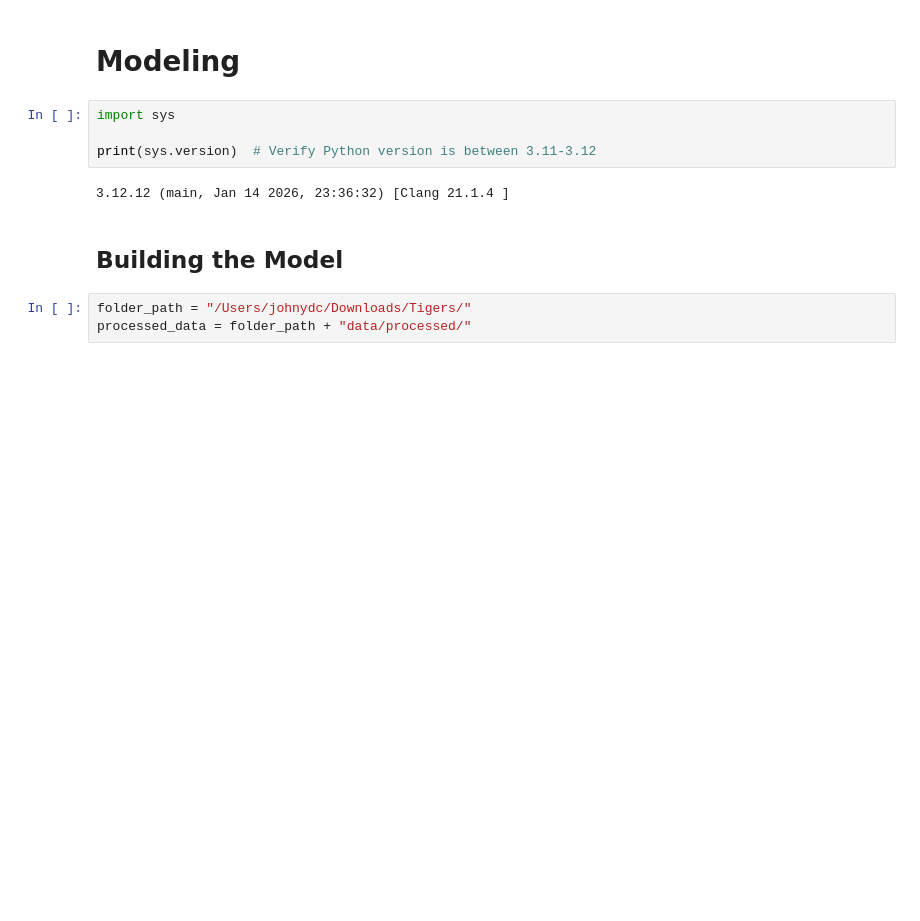
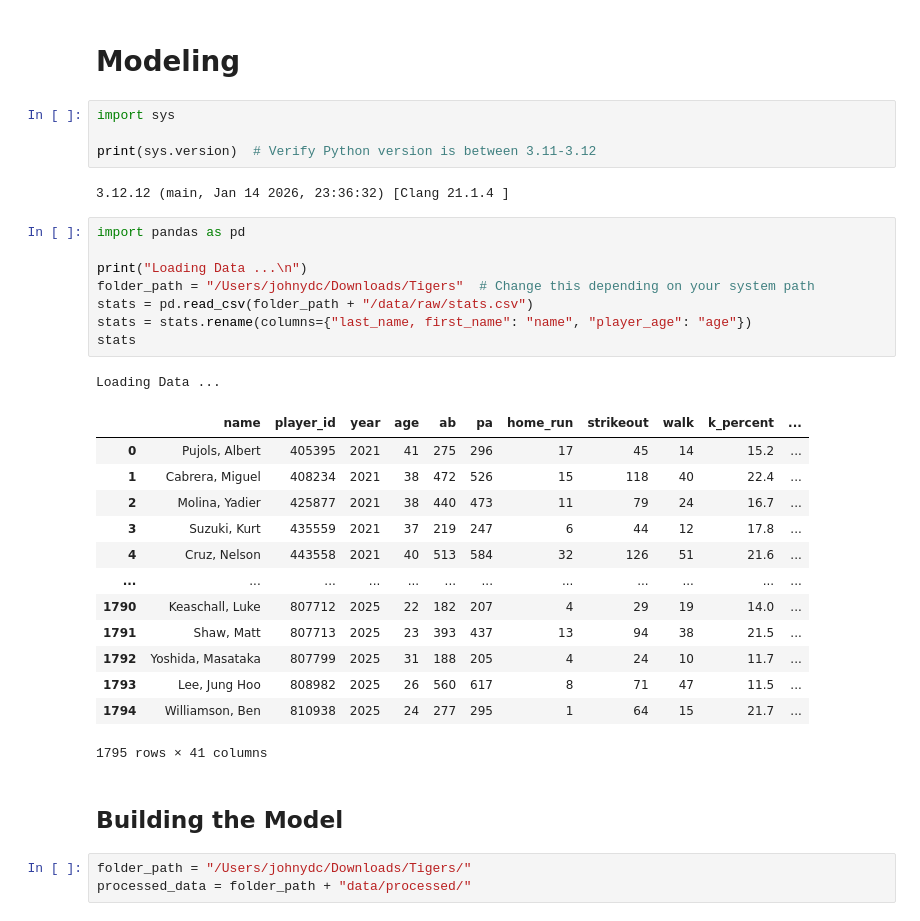
Before and after one commit to johnydc/Tigers-Home_Runs, a Jupyter notebook: notebooks/model.ipynb, the cells around one changed output. Saved outputs shown, nothing was run; the diff lists cells and outputs as text; blank space fills up the shorter version.

```diff
--- a/notebooks/model.ipynb
+++ b/notebooks/model.ipynb
@@ -6,6 +6,29 @@ import sys
 print(sys.version)  # Verify Python version is between 3.11-3.12
 # %% [output]
 3.12.12 (main, Jan 14 2026, 23:36:32) [Clang 21.1.4 ]
+# %%
+import pandas as pd
+
+print("Loading Data ...\n")
+folder_path = "/Users/johnydc/Downloads/Tigers"  # Change this depending on your system path
+stats = pd.read_csv(folder_path + "/data/raw/stats.csv")
+stats = stats.rename(columns={"last_name, first_name": "name", "player_age": "age"})
+stats
+# %% [output]
+Loading Data ...
+|  | name | player_id | year | age | ab | pa | home_run | strikeout | walk | k_percent | ... |
+| 0 | Pujols, Albert | 405395 | 2021 | 41 | 275 | 296 | 17 | 45 | 14 | 15.2 | ... |
+| 1 | Cabrera, Miguel | 408234 | 2021 | 38 | 472 | 526 | 15 | 118 | 40 | 22.4 | ... |
+| 2 | Molina, Yadier | 425877 | 2021 | 38 | 440 | 473 | 11 | 79 | 24 | 16.7 | ... |
+| 3 | Suzuki, Kurt | 435559 | 2021 | 37 | 219 | 247 | 6 | 44 | 12 | 17.8 | ... |
+| 4 | Cruz, Nelson | 443558 | 2021 | 40 | 513 | 584 | 32 | 126 | 51 | 21.6 | ... |
+| ... | ... | ... | ... | ... | ... | ... | ... | ... | ... | ... | ... |
+| 1790 | Keaschall, Luke | 807712 | 2025 | 22 | 182 | 207 | 4 | 29 | 19 | 14.0 | ... |
+| 1791 | Shaw, Matt | 807713 | 2025 | 23 | 393 | 437 | 13 | 94 | 38 | 21.5 | ... |
+| 1792 | Yoshida, Masataka | 807799 | 2025 | 31 | 188 | 205 | 4 | 24 | 10 | 11.7 | ... |
+| 1793 | Lee, Jung Hoo | 808982 | 2025 | 26 | 560 | 617 | 8 | 71 | 47 | 11.5 | ... |
+| 1794 | Williamson, Ben | 810938 | 2025 | 24 | 277 | 295 | 1 | 64 | 15 | 21.7 | ... |
+1795 rows × 41 columns
 # %% [markdown]
 ## Building the Model
 # %%
```
Also changed, not shown: parts of 4 cells of this notebook, 8 other files.
